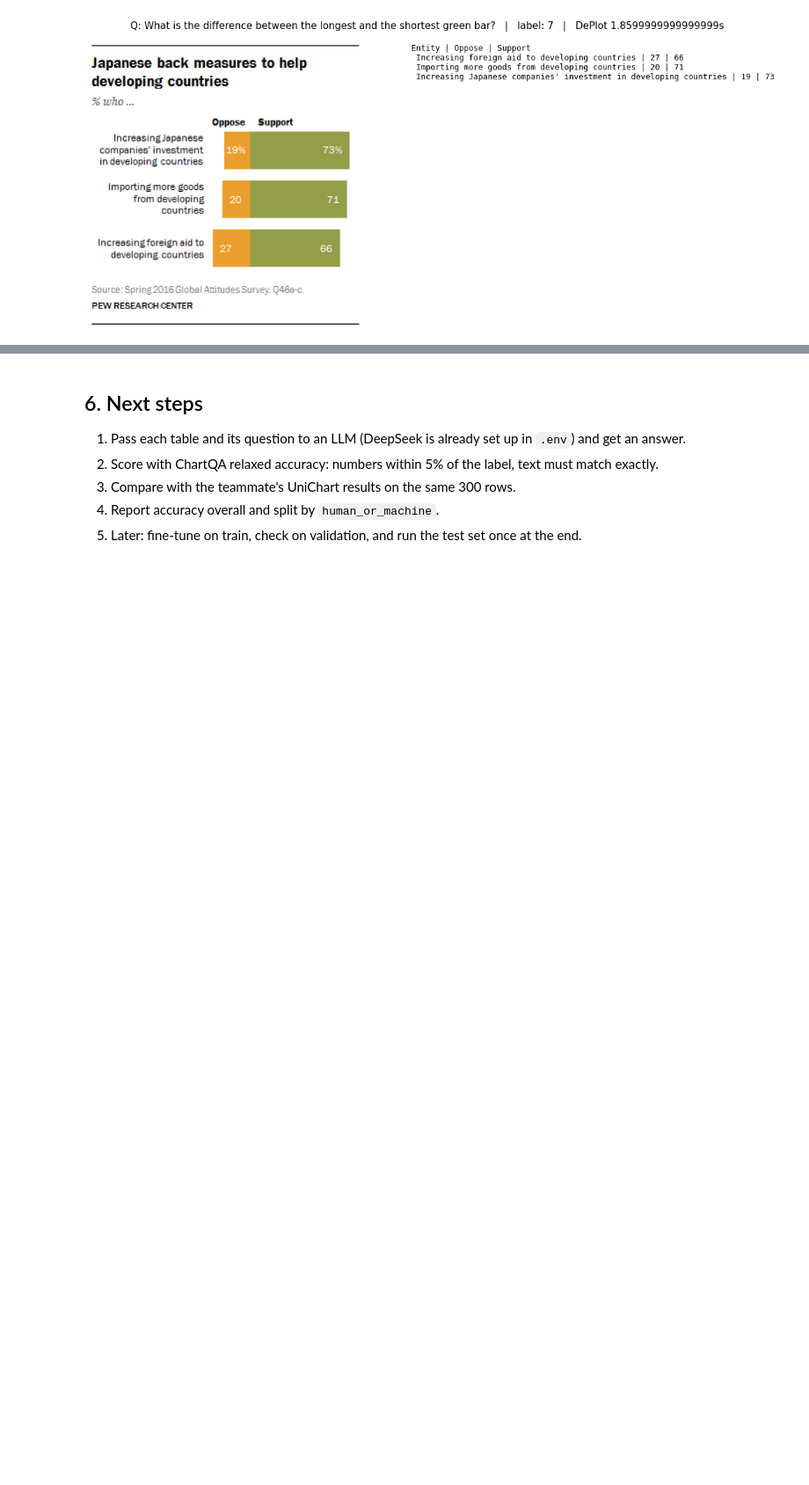
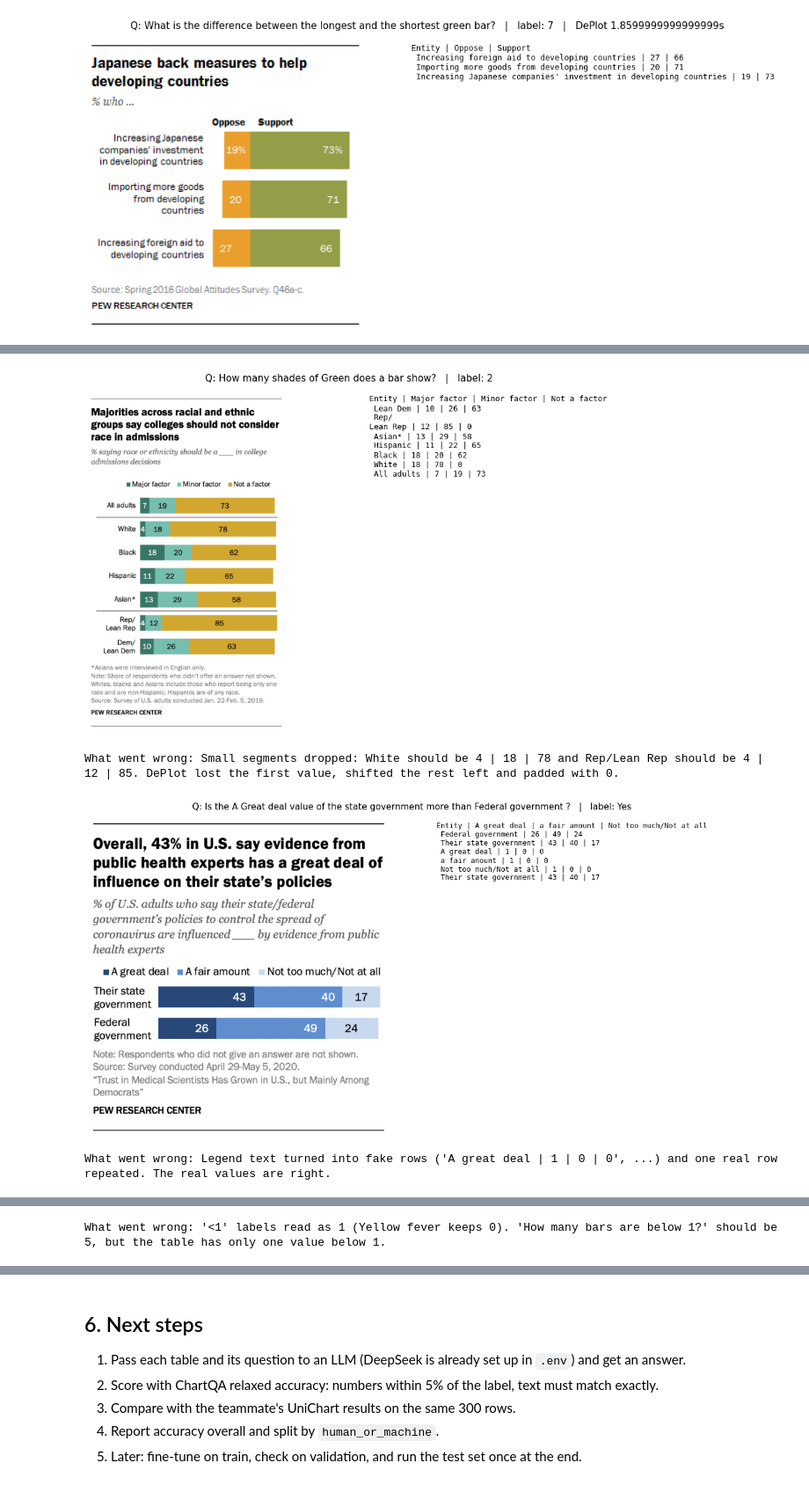
Before and after one commit to rbrox/ChartQA-IIITH, a Jupyter notebook: data_exploration/baseline_progress.ipynb, the cells around one changed output, grey strips where cells are left out. Shown at 88% size. Cells and saved outputs as stored; diff of their text form; code cells hidden in the pictures; blank space fills up the shorter version.

```diff
--- a/data_exploration/baseline_progress.ipynb
+++ b/data_exploration/baseline_progress.ipynb
@@ -152,0 +160,33 @@ Fill in after looking at the tables:
+# %%
+FLAWED = {
+    323: "Small segments dropped: White should be 4 | 18 | 78 and Rep/Lean Rep should be 4 | 12 | 85. "
+         "DePlot lost the first value, shifted the rest left and padded with 0.",
+    265: "Legend text turned into fake rows ('A great deal | 1 | 0 | 0', ...) and one real row repeated. "
+         "The real values are right.",
+    67: "'<1' labels read as 1 (Yellow fever keeps 0). 'How many bars are below 1?' should be 5, "
+        "but the table has only one value below 1.",
+}
+
+
+def show_example(row_idx, note):
+    r = deplot[deplot["row_idx"] == row_idx].iloc[0]
+    img = Image.open(io.BytesIO(val.iloc[row_idx]["image"]["bytes"])).convert("RGB")
+    fig, (a, b) = plt.subplots(1, 2, figsize=(14, 6), gridspec_kw={"width_ratios": [1.3, 1]})
+    a.imshow(img)
+    a.axis("off")
+    b.text(0, 1, r["deplot_table"], va="top", family="monospace", fontsize=9)
+    b.axis("off")
+    fig.suptitle(f"Q: {r['query']}   |   label: {r['label']}", fontsize=11)
+    plt.tight_layout()
+    plt.show()
+    print("What went wrong:", note)
+
+
+if deplot is not None:
+    for idx, note in FLAWED.items():
+        show_example(idx, note)
+# %% [output]
+[figure, added]
+What went wrong: Small segments dropped: White should be 4 | 18 | 78 and Rep/Lean Rep should be 4 | 12 | 85. DePlot lost the first value, shifted the rest left and padded with 0.
+[figure, added]
+What went wrong: Legend text turned into fake rows ('A great deal | 1 | 0 | 0', ...) and one real row repeated. The real values are right.
@@ -152,0 +194 @@ Fill in after looking at the tables:
+What went wrong: '<1' labels read as 1 (Yellow fever keeps 0). 'How many bars are below 1?' should be 5, but the table has only one value below 1.
```
Also changed, not shown: parts of 10 cells of this notebook, 9 other files.
